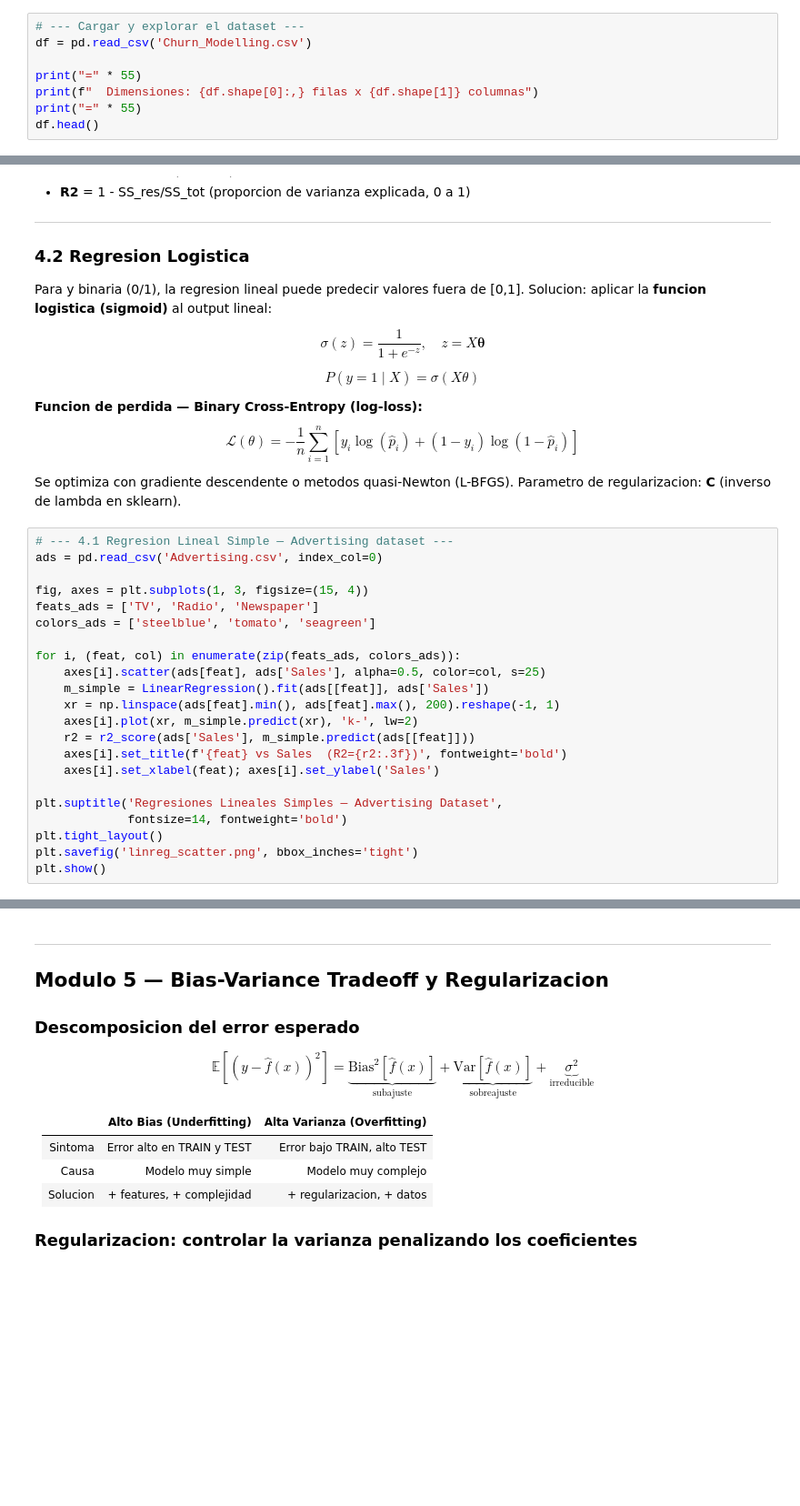
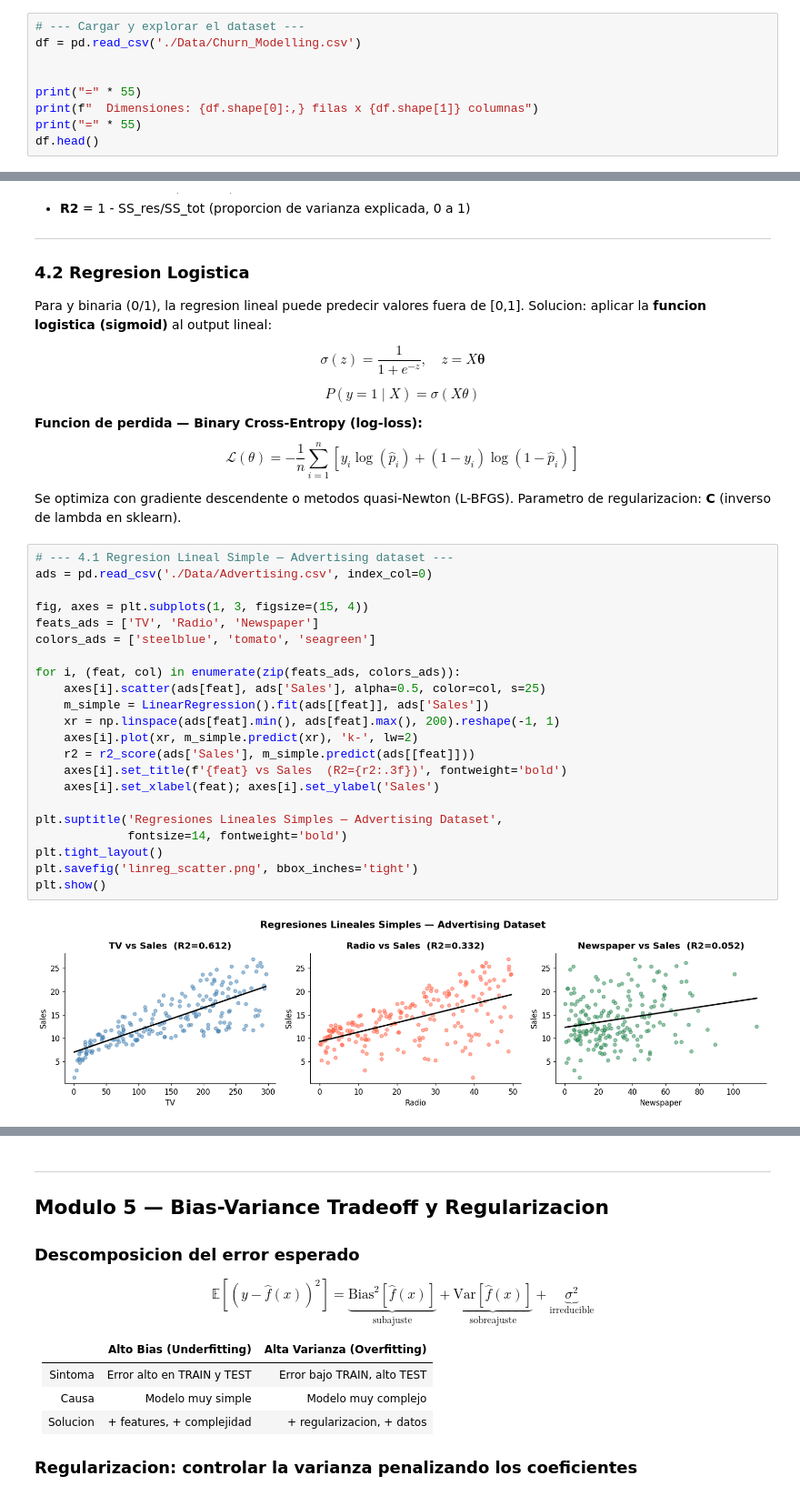
Before and after one commit to JOSE0221/python-statlearning-lab, a Jupyter notebook: week_8_bis/ML_CLASS.ipynb, the cells around one changed output, grey strips where cells are left out. Shown at 91% size. Drawn from its saved outputs; the diff is of its cells as text; blank space fills up the shorter version.

```diff
--- a/week_8_bis/ML_CLASS.ipynb
+++ b/week_8_bis/ML_CLASS.ipynb
@@ -128,7 +129,8 @@ Su objetivo: **entender la estructura, calidad y relaciones** en los datos.
 > n=10,000, p=14 (despues de limpieza: 10 features utiles)
 # %%
 # --- Cargar y explorar el dataset ---
-df = pd.read_csv('Churn_Modelling.csv')
+df = pd.read_csv('./Data/Churn_Modelling.csv')
+
 
 print("=" * 55)
 print(f"  Dimensiones: {df.shape[0]:,} filas x {df.shape[1]} columnas")
@@ -522,26 +618,28 @@ Se optimiza con gradiente descendente o metodos quasi-Newton (L-BFGS).
 Parametro de regularizacion: **C** (inverso de lambda en sklearn).
 # %%
 # --- 4.1 Regresion Lineal Simple — Advertising dataset ---
-ads = pd.read_csv('Advertising.csv', index_col=0)
+ads = pd.read_csv('./Data/Advertising.csv', index_col=0)
 
 fig, axes = plt.subplots(1, 3, figsize=(15, 4))
 feats_ads = ['TV', 'Radio', 'Newspaper']
 colors_ads = ['steelblue', 'tomato', 'seagreen']
 
 for i, (feat, col) in enumerate(zip(feats_ads, colors_ads)):
     axes[i].scatter(ads[feat], ads['Sales'], alpha=0.5, color=col, s=25)
     m_simple = LinearRegression().fit(ads[[feat]], ads['Sales'])
     xr = np.linspace(ads[feat].min(), ads[feat].max(), 200).reshape(-1, 1)
     axes[i].plot(xr, m_simple.predict(xr), 'k-', lw=2)
     r2 = r2_score(ads['Sales'], m_simple.predict(ads[[feat]]))
     axes[i].set_title(f'{feat} vs Sales  (R2={r2:.3f})', fontweight='bold')
     axes[i].set_xlabel(feat); axes[i].set_ylabel('Sales')
 
 plt.suptitle('Regresiones Lineales Simples — Advertising Dataset',
              fontsize=14, fontweight='bold')
 plt.tight_layout()
 plt.savefig('linreg_scatter.png', bbox_inches='tight')
 plt.show()
+# %% [output]
+[figure, added]
 # %%
 # --- Regresion lineal multiple con diagnostico de residuales ---
 Xads = ads[['TV', 'Radio', 'Newspaper']]
```
Also changed, not shown: parts of 44 cells of this notebook, 1 other file.
